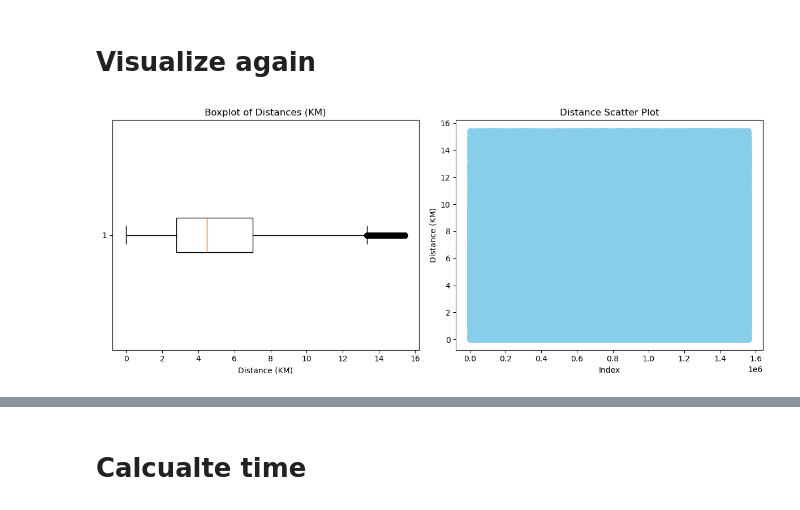
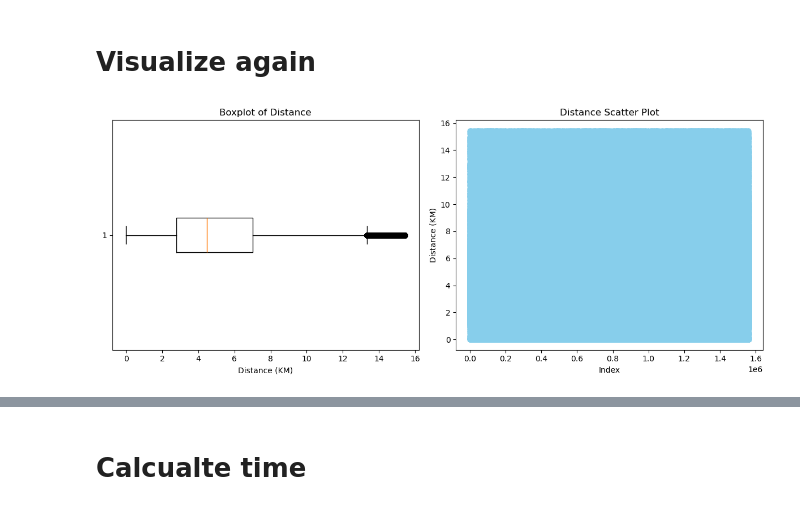
Before and after one commit to mahmoudnaif/Data-Sceince-Project, a Jupyter notebook: Testing.ipynb, the cells around one changed output, grey strips where cells are left out. Saved outputs shown, nothing was run; the diff lists cells and outputs as text; code cells hidden in the pictures.

```diff
--- a/Testing.ipynb
+++ b/Testing.ipynb
@@ -385,3 +393,32 @@ len(tempdf[tempdf['Distance_KM'] == 0])
+# %%
+import matplotlib.pyplot as plt
+def boxPlot_ScaterPlot(points,name):
+
+
+    plt.figure(figsize=(12, 5))
+
+    # Boxplot
+    plt.subplot(1, 2, 1)
+    plt.boxplot(points, vert=False)
+    plt.title(f"Boxplot of {name.split(" ")[0]}")
+    plt.xlabel(name)
+
+    # Scatter plot
+    plt.subplot(1, 2, 2)
+    plt.scatter(range(len(points)), points, color='skyblue')
+    plt.title(f"{name.split(" ")[0]} Scatter Plot")
+    plt.xlabel("Index")
+    plt.ylabel(name)
+
+    # # Highlight values greater than a threshold as outliers (you can adjust this)
+    # threshold = distances_km.mean() + 3 * distances_km.std()
+    # for i, value in enumerate(distances_km):
+    #     if value > threshold:
+    #         plt.scatter(i, value, color='red')
+    #         plt.text(i, value + 20, f"{value:.2f} km", color='red', ha='center')
+
+    plt.tight_layout()
+    return plt.show()
 # %% [markdown]
 # There is clearly an outlier which we need to deal with first
 
@@ -442,32 +481,8 @@ max      1.544574e+01
 Name: Distance_KM, dtype: float64
 # %% [markdown]
 # Visualize again
-# %%
-plt.figure(figsize=(12, 5))
-
-distances_km = tempdf['Distance_KM']
-# Boxplot
-plt.subplot(1, 2, 1)
-plt.boxplot(distances_km, vert=False)
-plt.title("Boxplot of Distances (KM)")
-plt.xlabel("Distance (KM)")
-
-# Scatter plot
-plt.subplot(1, 2, 2)
-plt.scatter(range(len(distances_km)), distances_km, color='skyblue')
-plt.title("Distance Scatter Plot")
-plt.xlabel("Index")
-plt.ylabel("Distance (KM)")
-
-# # Highlight values greater than a threshold as outliers (you can adjust this)
-# threshold = distances_km.mean() + 3 * distances_km.std()
-# for i, value in enumerate(distances_km):
-#     if value > threshold:
-#         plt.scatter(i, value, color='red')
-#         plt.text(i, value + 20, f"{value:.2f} km", color='red', ha='center')
-
-plt.tight_layout()
-plt.show()
-# %% [output]
-[figure, removed]
+# %%
+boxPlot_ScaterPlot(df['Distance_KM'],'Distance (KM)')
+# %% [output]
+[figure, added]
 # %%
```
Also changed, not shown: parts of 25 cells of this notebook.
